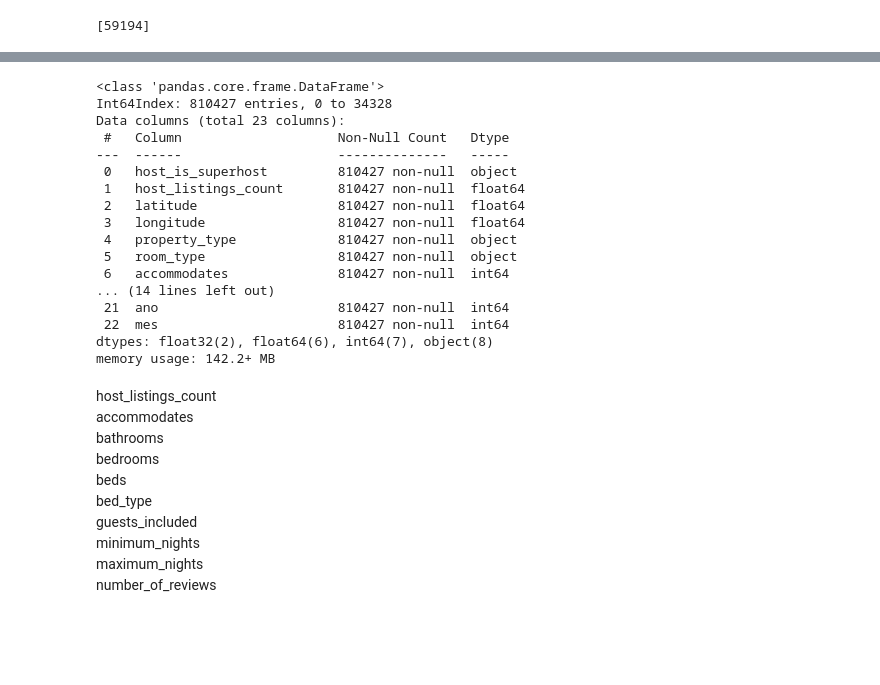
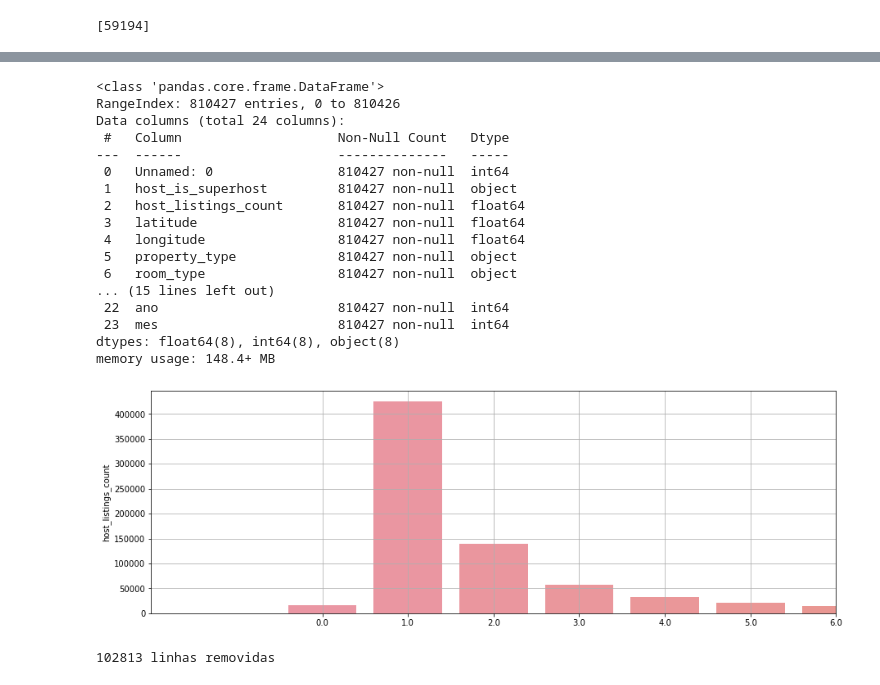
Before and after one commit to Giba-ABC/Ciencia-de-Dados, a Jupyter notebook: ciencia-Giba.ipynb, the cells around one changed output, grey strips where cells are left out. Cells and saved outputs as stored; diff of their text form; code cells hidden in the pictures; blank space fills up the shorter version.

```diff
--- a/ciencia-Giba.ipynb
+++ b/ciencia-Giba.ipynb
@@ -268,6 +281,11 @@ def histograma(coluna):
     plt.figure(figsize=(15,5))
     sns.distplot(coluna, hist=True)
 
+def barras(coluna):
+    plt.figure(figsize=(15,5))
+    ax = sns.barplot(x=coluna.value_counts().index, y=coluna.value_counts())
+    ax.set_xlim(limites(coluna))
+    plt.grid()
 
 def excluir_outliers(df, coluna):
     qtd_linhas = df.shape[0]
@@ -323,31 +358,26 @@ print(conta_outliers(base_airbnb, 'extra_people').unique())
+# %%
+# base_airbnb.to_csv('base1.csv', sep = ';')
+
+base_airbnb = pd.read_csv('base1.csv', sep = ';')
+#b = pd.DataFrame()
+#b
 # %%
 base_airbnb.info()
 # %% [output]
 <class 'pandas.core.frame.DataFrame'>
-Int64Index: 810427 entries, 0 to 34328
-Data columns (total 23 columns):
+RangeIndex: 810427 entries, 0 to 810426
+Data columns (total 24 columns):
  #   Column                    Non-Null Count   Dtype
 ---  ------                    --------------   -----
- 0   host_is_superhost         810427 non-null  object
- 1   host_listings_count       810427 non-null  float64
- 2   latitude                  810427 non-null  float64
- 3   longitude                 810427 non-null  float64
- 4   property_type             810427 non-null  object
- 5   room_type                 810427 non-null  object
- 6   accommodates              810427 non-null  int64
-... (14 lines left out)
- 21  ano                       810427 non-null  int64
- 22  mes                       810427 non-null  int64
-dtypes: float32(2), float64(6), int64(7), object(8)
-memory usage: 142.2+ MB
+ 0   Unnamed: 0                810427 non-null  int64
+ 1   host_is_superhost         810427 non-null  object
+ 2   host_listings_count       810427 non-null  float64
+ 3   latitude                  810427 non-null  float64
+ 4   longitude                 810427 non-null  float64
+ 5   property_type             810427 non-null  object
+ 6   room_type                 810427 non-null  object
+... (15 lines left out)
+ 22  ano                       810427 non-null  int64
+ 23  mes                       810427 non-null  int64
+dtypes: float64(8), int64(8), object(8)
+memory usage: 148.4+ MB
-# %% [markdown]
-host_listings_count
-accommodates
-bathrooms
-bedrooms
-beds
-bed_type
-guests_included
-minimum_nights
-maximum_nights
-number_of_reviews
@@ -353,0 +387,10 @@ number_of_reviews
+# %%
+barras(base_airbnb['host_listings_count'])
+# %% [output]
+[figure, added]
+# %%
+base_airbnb, qtd = excluir_outliers(base_airbnb, 'host_listings_count')
+
+print('{} linhas removidas '.format(qtd))
+# %% [output]
+102813 linhas removidas
```
Also changed, not shown: parts of 62 cells of this notebook.
